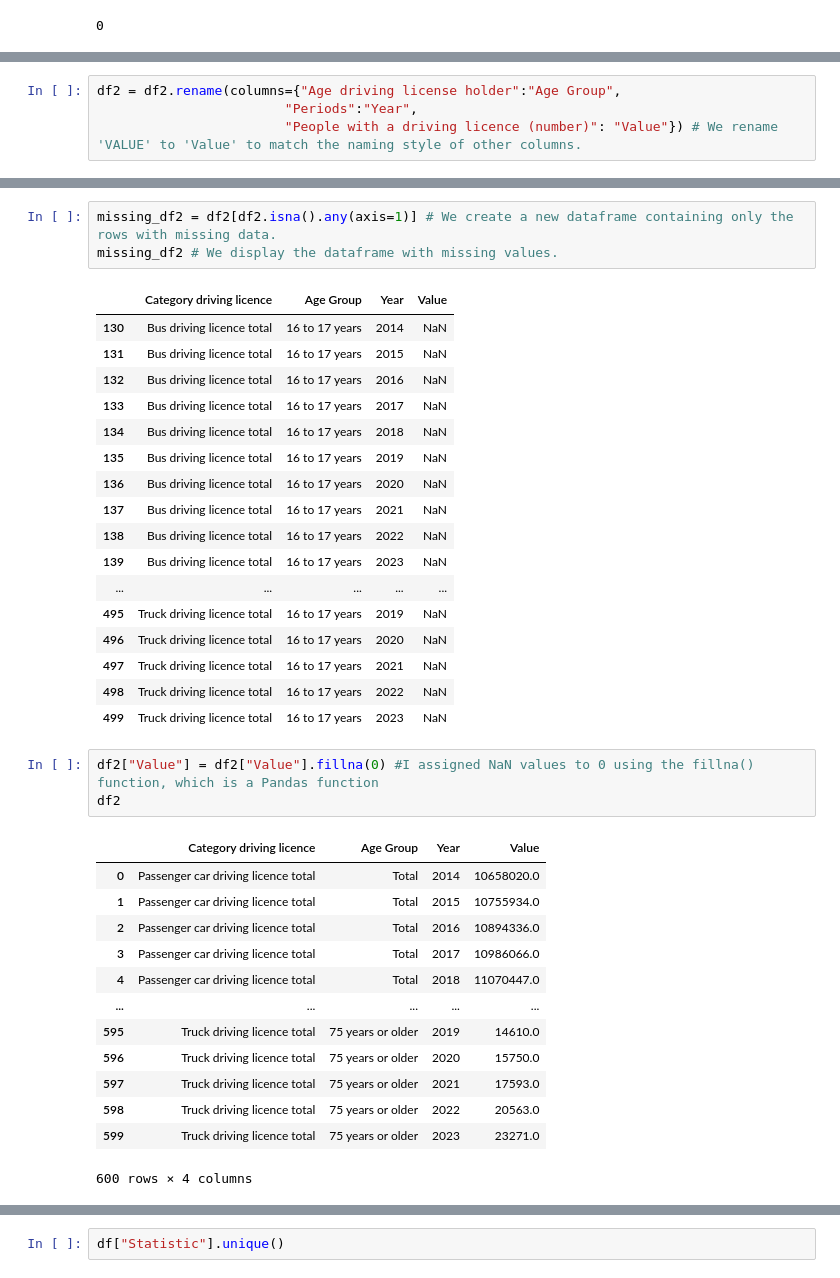
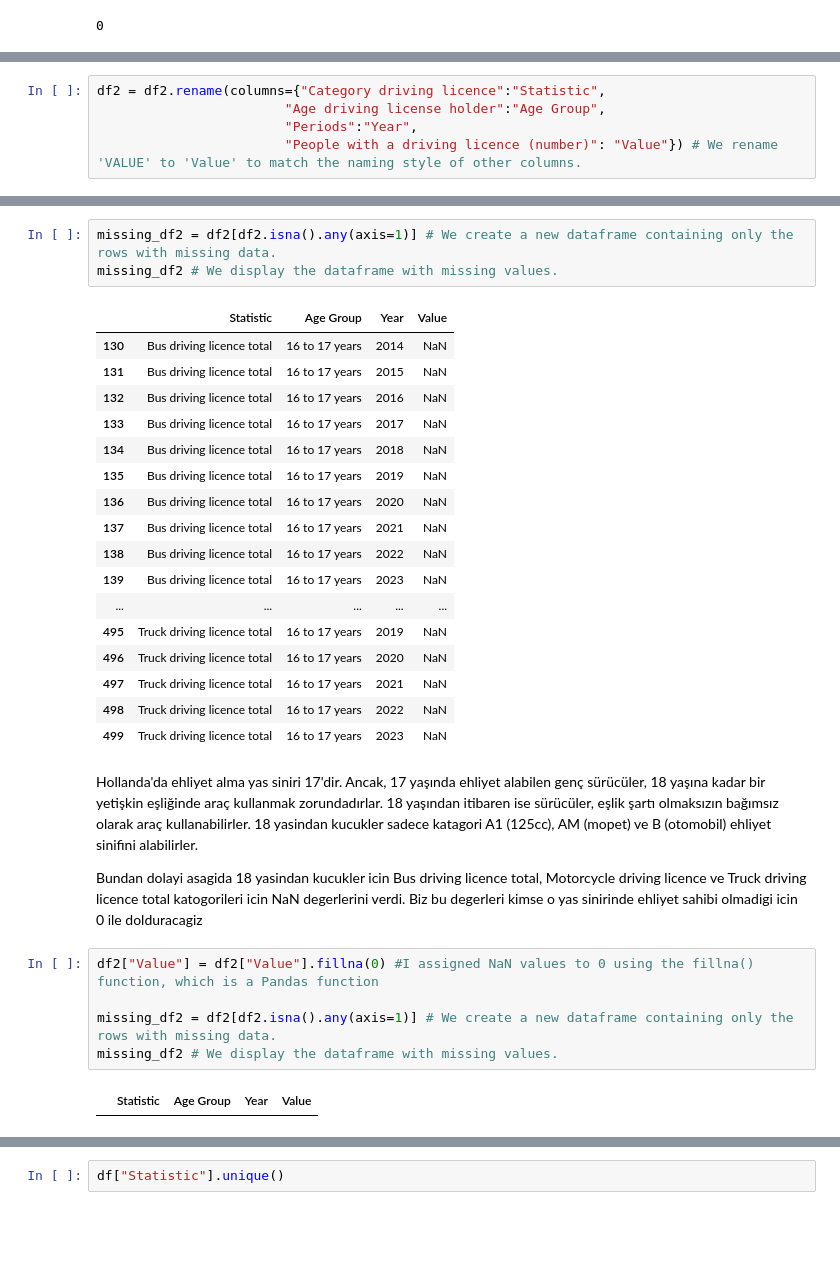
Before and after one commit to TunahanINCE/Current-Driving-Licences, a Jupyter notebook: Current_Driving_Licences.ipynb, the cells around one changed output, grey strips where cells are left out. Cells and saved outputs as stored; diff of their text form; blank space fills up the shorter version.

```diff
--- a/Current_Driving_Licences.ipynb
+++ b/Current_Driving_Licences.ipynb
@@ -279,6 +265,7 @@ df2.head()
 | 3 | Passenger car driving licence total | Total | 2017 | 10986066.0 |
 | 4 | Passenger car driving licence total | Total | 2018 | 11070447.0 |
 # %%
-df2 = df2.rename(columns={"Age driving license holder":"Age Group",
+df2 = df2.rename(columns={"Category driving licence":"Statistic",
+                        "Age driving license holder":"Age Group",
                         "Periods":"Year",
                         "People with a driving licence (number)": "Value"}) # We rename 'VALUE' to 'Value' to match the naming style of other columns.
@@ -299,7 +273,7 @@ Bundan dolayi asagida 18 yasindan kucukler icin Bus driving licence total, Motor
 missing_df2 = df2[df2.isna().any(axis=1)] # We create a new dataframe containing only the rows with missing data.
 missing_df2 # We display the dataframe with missing values.
 # %% [output]
-|  | Category driving licence | Age Group | Year | Value |
+|  | Statistic | Age Group | Year | Value |
 | 130 | Bus driving licence total | 16 to 17 years | 2014 | NaN |
 | 131 | Bus driving licence total | 16 to 17 years | 2015 | NaN |
 | 132 | Bus driving licence total | 16 to 17 years | 2016 | NaN |
@@ -316,20 +290,14 @@ missing_df2 # We display the dataframe with missing values.
 | 497 | Truck driving licence total | 16 to 17 years | 2021 | NaN |
 | 498 | Truck driving licence total | 16 to 17 years | 2022 | NaN |
 | 499 | Truck driving licence total | 16 to 17 years | 2023 | NaN |
+# %% [markdown]
+Hollanda'da ehliyet alma yas siniri 17'dir. Ancak, 17 yaşında ehliyet alabilen genç sürücüler, 18 yaşına kadar bir yetişkin eşliğinde araç kullanmak zorundadırlar. 18 yaşından itibaren ise sürücüler, eşlik şartı olmaksızın bağımsız olarak araç kullanabilirler. 18 yasindan kucukler sadece katagori A1 (125cc), AM (mopet) ve B (otomobil) ehliyet sinifini alabilirler.
+
+Bundan dolayi asagida 18 yasindan kucukler icin Bus driving licence total, Motorcycle driving licence ve Truck driving licence total katogorileri icin NaN degerlerini verdi. Biz bu degerleri kimse o yas sinirinde ehliyet sahibi olmadigi icin 0 ile dolduracagiz
 # %%
 df2["Value"] = df2["Value"].fillna(0) #I assigned NaN values to 0 using the fillna() function, which is a Pandas function
-df2
+
+missing_df2 = df2[df2.isna().any(axis=1)] # We create a new dataframe containing only the rows with missing data.
+missing_df2 # We display the dataframe with missing values.
 # %% [output]
-|  | Category driving licence | Age Group | Year | Value |
-| 0 | Passenger car driving licence total | Total | 2014 | 10658020.0 |
-| 1 | Passenger car driving licence total | Total | 2015 | 10755934.0 |
-| 2 | Passenger car driving licence total | Total | 2016 | 10894336.0 |
-| 3 | Passenger car driving licence total | Total | 2017 | 10986066.0 |
-| 4 | Passenger car driving licence total | Total | 2018 | 11070447.0 |
-| ... | ... | ... | ... | ... |
-| 595 | Truck driving licence total | 75 years or older | 2019 | 14610.0 |
-| 596 | Truck driving licence total | 75 years or older | 2020 | 15750.0 |
-| 597 | Truck driving licence total | 75 years or older | 2021 | 17593.0 |
-| 598 | Truck driving licence total | 75 years or older | 2022 | 20563.0 |
-| 599 | Truck driving licence total | 75 years or older | 2023 | 23271.0 |
+|  | Statistic | Age Group | Year | Value |
-600 rows × 4 columns
```
Also changed, not shown: parts of 42 cells of this notebook.
